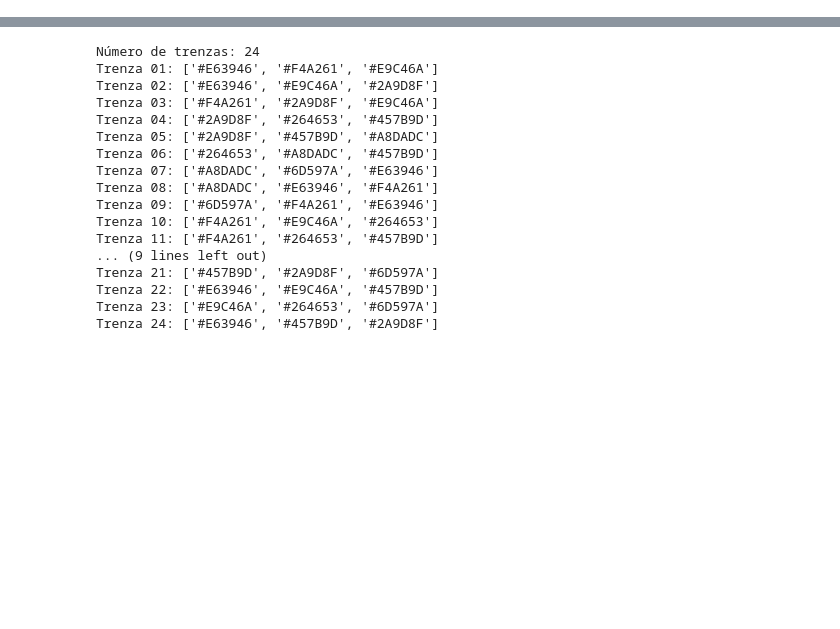
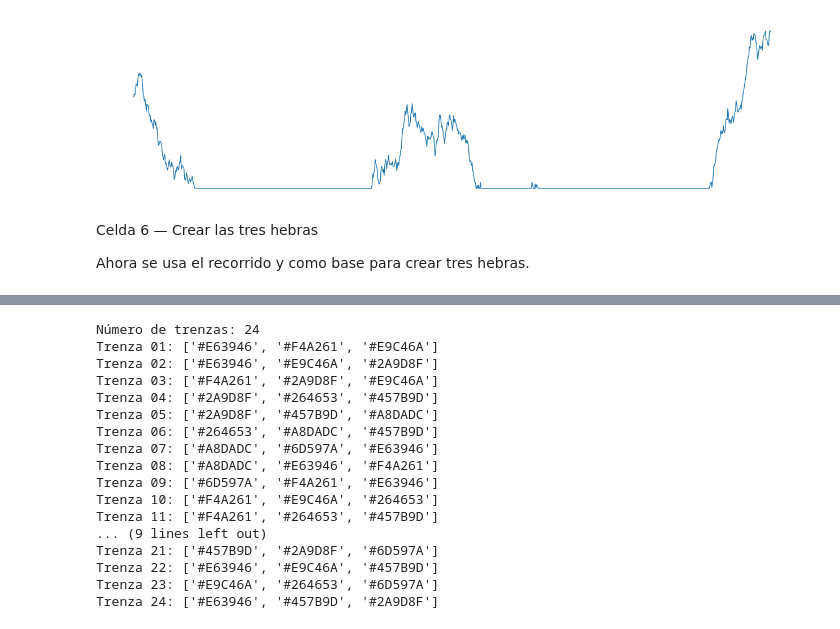
Before and after one commit to lelex76/repo_Trenzas, a Jupyter notebook: codigos/01_trenzas_sitio_abismal.ipynb, the cells around one changed output, grey strips where cells are left out. Saved outputs shown, nothing was run; the diff lists cells and outputs as text; code cells hidden in the pictures; blank space fills up the shorter version.

```diff
--- a/codigos/01_trenzas_sitio_abismal.ipynb
+++ b/codigos/01_trenzas_sitio_abismal.ipynb
@@ -427,0 +177,17 @@ combinaciones = [
+# %%
+# ----------------------------------------------------------
+# CELDA 5 — VISUALIZAR EL RECORRIDO
+# ----------------------------------------------------------
+
+plt.figure(figsize=(16, 4))
+
+plt.plot(x, y, linewidth=1)
+
+plt.axis("off")
+plt.show()
+# %% [output]
+[figure, added]
+# %% [markdown]
+Celda 6 — Crear las tres hebras
+
+Ahora se usa el recorrido y como base para crear tres hebras.
```
Also changed, not shown: parts of 50 cells of this notebook, 3 other files.
